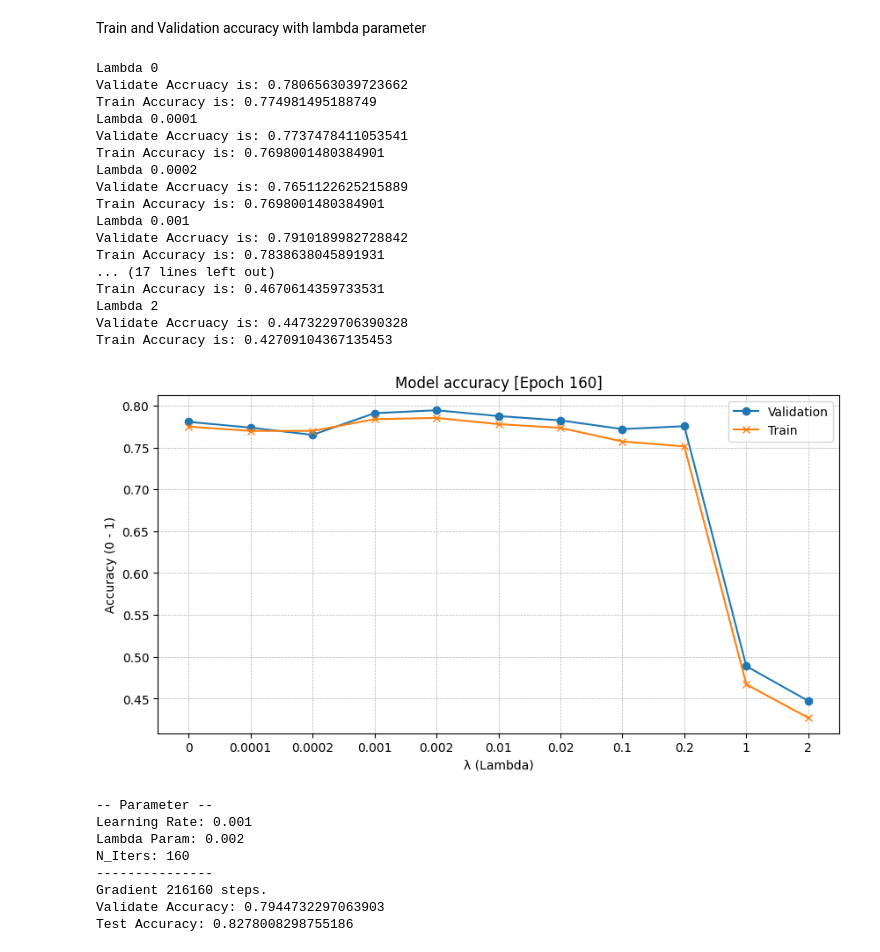
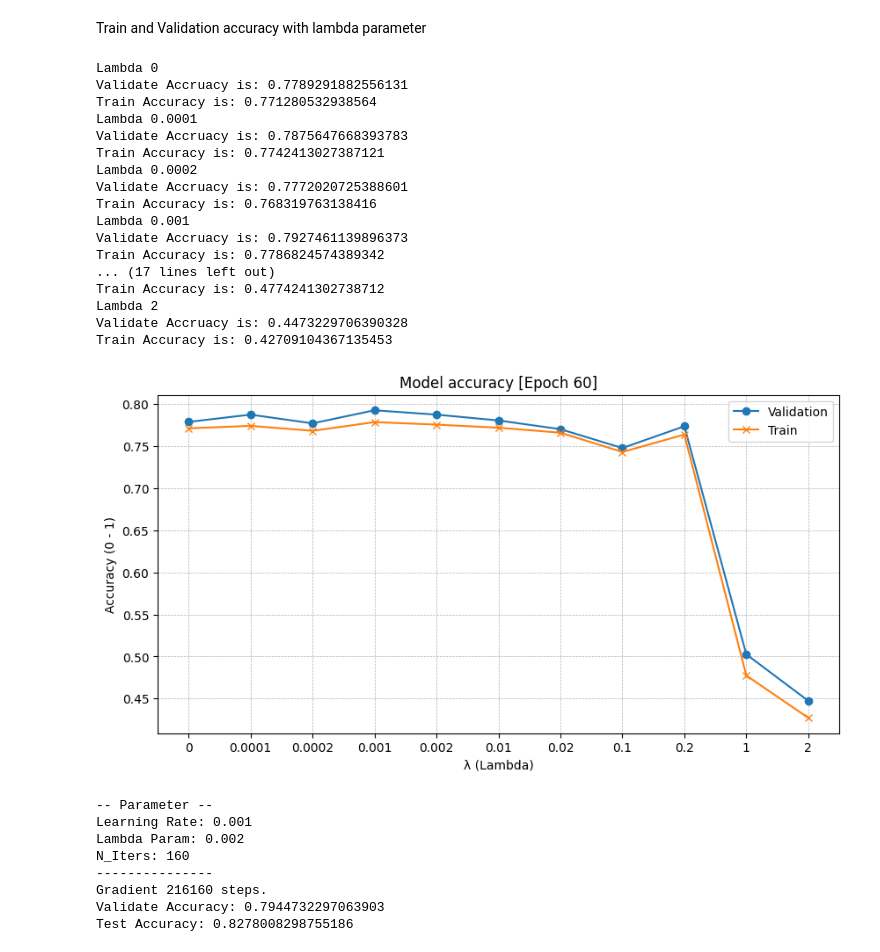
Before and after one commit to PeerasitPloyaram/Support_Vector_Machine_SVM-From_Scratch, a Jupyter notebook: src/main_water_Quality1.ipynb, the cells around one changed output. Saved outputs shown, nothing was run; the diff lists cells and outputs as text; code cells hidden in the pictures.

```diff
--- a/src/main_water_Quality1.ipynb
+++ b/src/main_water_Quality1.ipynb
@@ -256,26 +256,26 @@ Train Accuracy is: 0.768319763138416
 Train and Validation accuracy with lambda parameter
 # %%
 lambda_param = [0, 0.0001, 0.0002, 0.001, 0.002, 0.01, 0.02, 0.1, 0.2, 1, 2]
-model1.plot_lambda(x_train,y_train, x_validate, y_validate, lambda_param,160, verbose=True)
+model1.plot_lambda(x_train,y_train, x_validate, y_validate, lambda_param,60, verbose=True)
 # %% [output]
 Lambda 0
-Validate Accruacy is: 0.7806563039723662
-Train Accuracy is: 0.774981495188749
+Validate Accruacy is: 0.7789291882556131
+Train Accuracy is: 0.771280532938564
 Lambda 0.0001
-Validate Accruacy is: 0.7737478411053541
-Train Accuracy is: 0.7698001480384901
+Validate Accruacy is: 0.7875647668393783
+Train Accuracy is: 0.7742413027387121
 Lambda 0.0002
-Validate Accruacy is: 0.7651122625215889
-Train Accuracy is: 0.7698001480384901
+Validate Accruacy is: 0.7772020725388601
+Train Accuracy is: 0.768319763138416
 Lambda 0.001
-Validate Accruacy is: 0.7910189982728842
-Train Accuracy is: 0.7838638045891931
+Validate Accruacy is: 0.7927461139896373
+Train Accuracy is: 0.7786824574389342
 ... (17 lines left out)
-Train Accuracy is: 0.4670614359733531
+Train Accuracy is: 0.4774241302738712
 Lambda 2
 Validate Accruacy is: 0.4473229706390328
 Train Accuracy is: 0.42709104367135453
-[figure, old version]
+[figure, new version]
 # %%
 from model import SVM
 model2 = SVM(kernel='linear', learning_rate=0.001, max_itr=160, debug=True, lambda_param=0.002)
```
